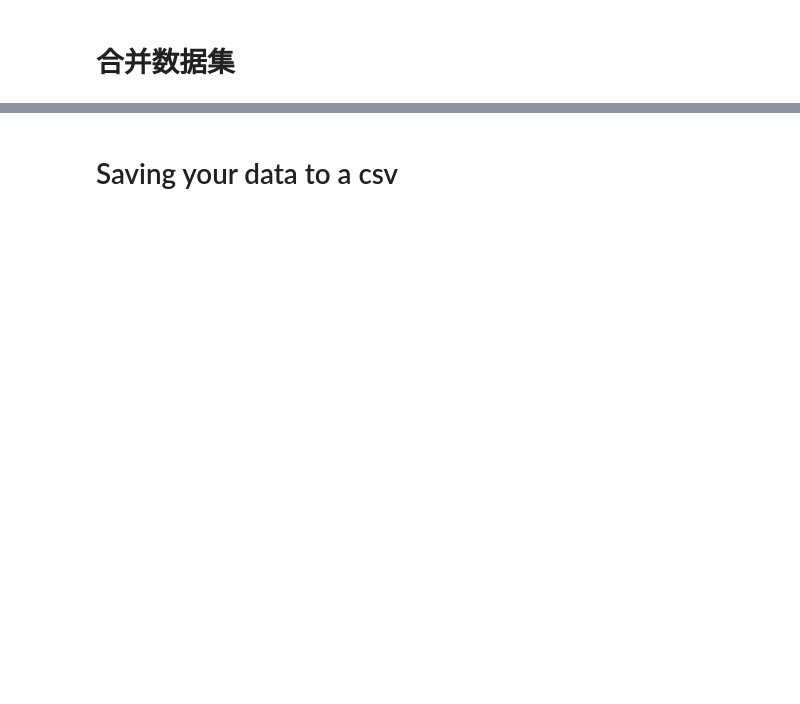
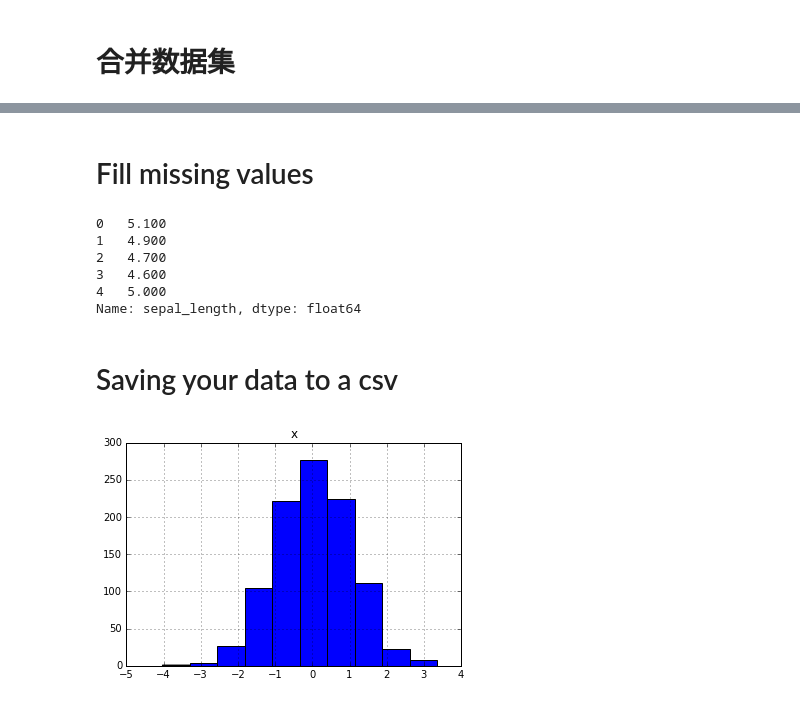
Before and after one commit to felixfan/scripts, a Jupyter notebook: python/ipynb/pandas.ipynb, the cells around one changed output, grey strips where cells are left out. Saved outputs shown, nothing was run; the diff lists cells and outputs as text; code cells hidden in the pictures; blank space fills up the shorter version.

Commit message:
plot

```diff
--- a/python/ipynb/pandas.ipynb
+++ b/python/ipynb/pandas.ipynb
@@ -368,4 +340,27 @@ df12.head(5)
+# %% [markdown]
+# Fill missing values
+# %%
+df12copy = df12.copy()
+mean = df12copy['sepal_length'].mean()
+df12copy['sepal_length'].fillna(mean).head(5)
+# a simple replacement using the mean of the available values.
+# %% [output]
+0   5.100
+1   4.900
+2   4.700
+3   4.600
+4   5.000
+Name: sepal_length, dtype: float64
 # %% [markdown]
 # Saving your data to a csv
 # %%
 df12.to_csv('df12.csv')
+# %%
+df3 = pd.DataFrame({'x' : np.random.normal(0,1,1000),
+                   'y' : np.random.normal(0,1,1000),
+                   'z': np.random.normal(0,1,1000),
+                   'c': np.random.choice(['a','b'], 1000)})
+# %%
+df3.hist(column='x');
+# %% [output]
+[figure, added]
```
Also changed, not shown: parts of 21 cells of this notebook.
